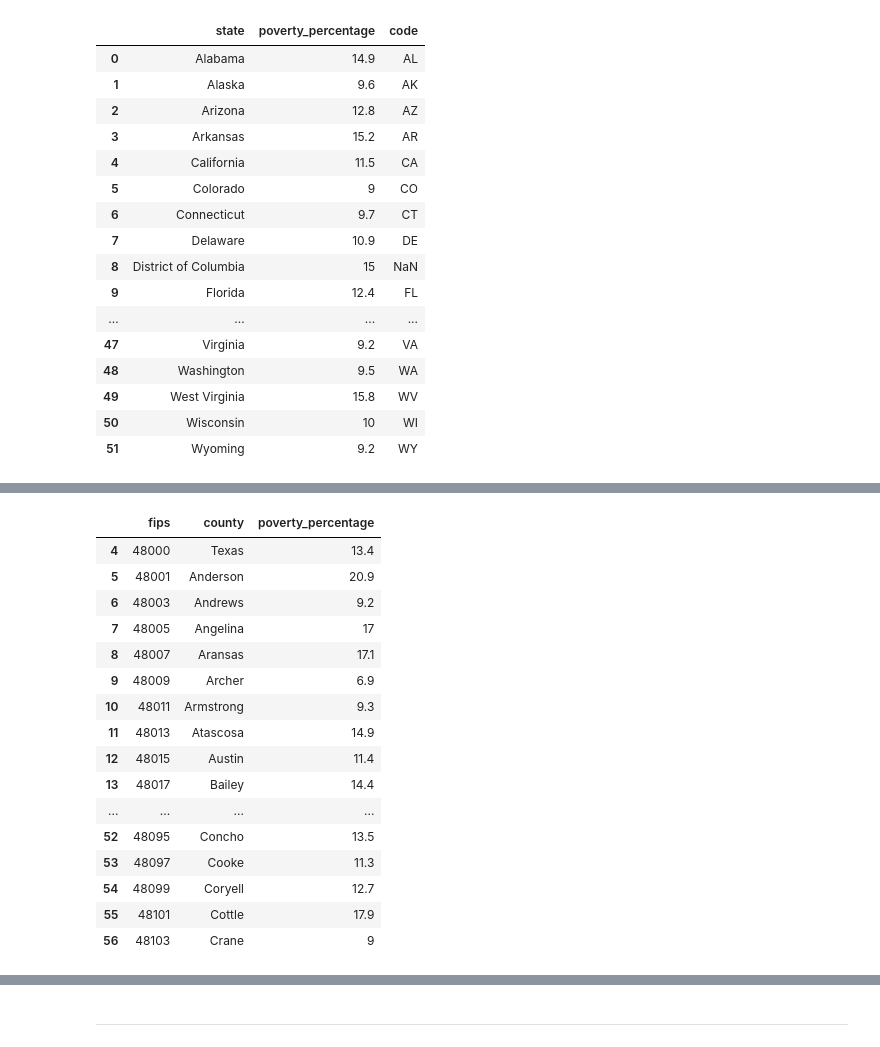
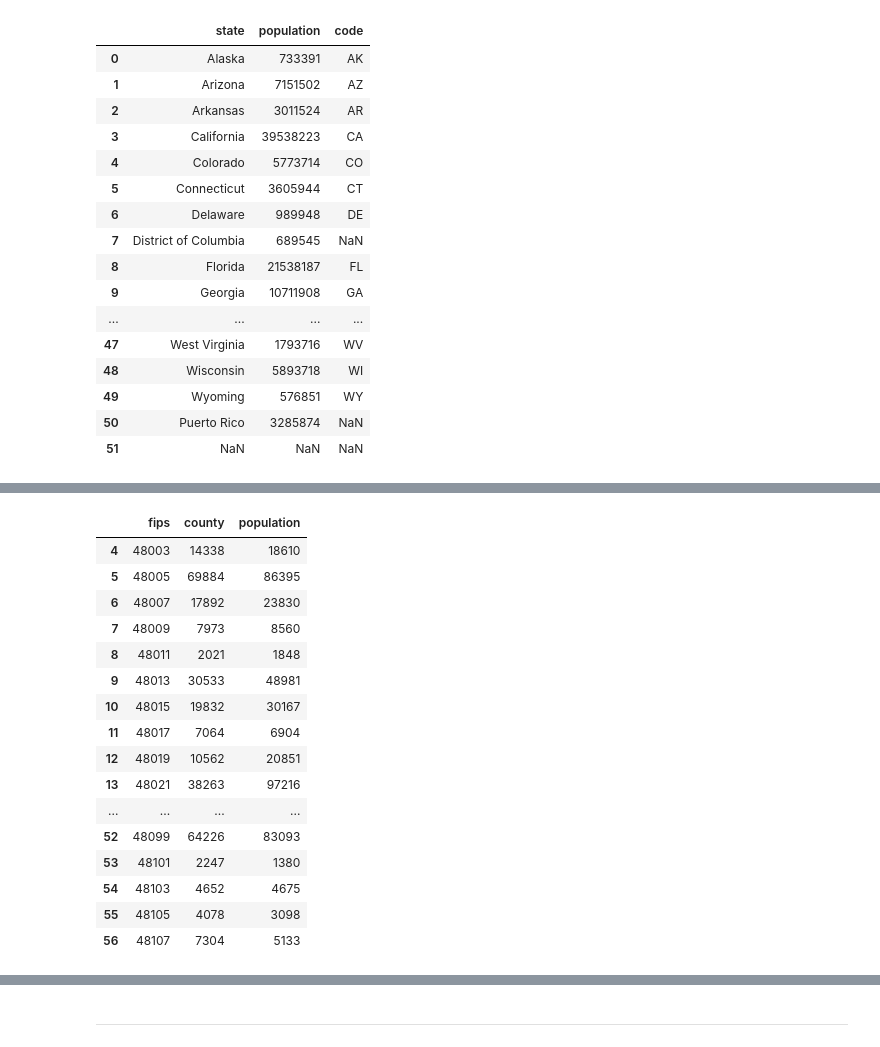
Before and after one commit to sonjaJolanda/BigDataSocialSciences, a Jupyter notebook: homework2/homwork2_visualization.ipynb, the cells around one changed output, grey strips where cells are left out. Cells and saved outputs as stored; diff of their text form; code cells hidden in the pictures.

```diff
--- a/homework2/homwork2_visualization.ipynb
+++ b/homework2/homwork2_visualization.ipynb
@@ -23,5 +23,5 @@ import pandas as pd
 # %%
 us_pop = pd.read_excel('PopulationReport_USA.xlsx')
 us_pop = us_pop.iloc[5:57, [0, 4]]
-us_pop.columns = ['state', 'percentage']
+us_pop.columns = ['state', 'population']
 us_pop
@@ -28,25 +46,25 @@ us_pop
 # %%
 codes = pd.read_csv('state_code.csv')
-us_poverty = pd.merge(us_pop, codes, on=['state'], how='left')
-us_poverty
+us_pop = pd.merge(us_pop, codes, on=['state'], how='left')
+us_pop
 # %% [output]
-|  | state | poverty_percentage | code |
-| 0 | Alabama | 14.9 | AL |
-| 1 | Alaska | 9.6 | AK |
-| 2 | Arizona | 12.8 | AZ |
-| 3 | Arkansas | 15.2 | AR |
-| 4 | California | 11.5 | CA |
-| 5 | Colorado | 9 | CO |
-| 6 | Connecticut | 9.7 | CT |
-| 7 | Delaware | 10.9 | DE |
-| 8 | District of Columbia | 15 | NaN |
-| 9 | Florida | 12.4 | FL |
+|  | state | population | code |
+| 0 | Alaska | 733391 | AK |
+| 1 | Arizona | 7151502 | AZ |
+| 2 | Arkansas | 3011524 | AR |
+| 3 | California | 39538223 | CA |
+| 4 | Colorado | 5773714 | CO |
+| 5 | Connecticut | 3605944 | CT |
+| 6 | Delaware | 989948 | DE |
+| 7 | District of Columbia | 689545 | NaN |
+| 8 | Florida | 21538187 | FL |
+| 9 | Georgia | 10711908 | GA |
 | ... | ... | ... | ... |
-| 47 | Virginia | 9.2 | VA |
-| 48 | Washington | 9.5 | WA |
-| 49 | West Virginia | 15.8 | WV |
-| 50 | Wisconsin | 10 | WI |
-| 51 | Wyoming | 9.2 | WY |
+| 47 | West Virginia | 1793716 | WV |
+| 48 | Wisconsin | 5893718 | WI |
+| 49 | Wyoming | 576851 | WY |
+| 50 | Puerto Rico | 3285874 | NaN |
+| 51 | NaN | NaN | NaN |
 # %%
 import plotly.express as px
 
@@ -63,28 +81,28 @@ fig_states.show()
 [interactive output not drawn]
 [interactive output not drawn]
 # %%
-texas_poverty = pd.read_excel('PovertyReport_Texas.xlsx')
-texas_poverty = texas_poverty.iloc[4:57, [0, 3, 6]]
-texas_poverty.columns = ['fips', 'county', 'poverty_percentage']
-texas_poverty
+texas_pop = pd.read_excel('PopulationReport_Texas.xlsx')
+texas_pop = texas_pop.iloc[4:57, [0, 3, 6]]
+texas_pop.columns = ['fips', 'county', 'population']
+texas_pop
 # %% [output]
-|  | fips | county | poverty_percentage |
-| 4 | 48000 | Texas | 13.4 |
-| 5 | 48001 | Anderson | 20.9 |
-| 6 | 48003 | Andrews | 9.2 |
-| 7 | 48005 | Angelina | 17 |
-| 8 | 48007 | Aransas | 17.1 |
-| 9 | 48009 | Archer | 6.9 |
-| 10 | 48011 | Armstrong | 9.3 |
-| 11 | 48013 | Atascosa | 14.9 |
-| 12 | 48015 | Austin | 11.4 |
-| 13 | 48017 | Bailey | 14.4 |
+|  | fips | county | population |
+| 4 | 48003 | 14338 | 18610 |
+| 5 | 48005 | 69884 | 86395 |
+| 6 | 48007 | 17892 | 23830 |
+| 7 | 48009 | 7973 | 8560 |
+| 8 | 48011 | 2021 | 1848 |
+| 9 | 48013 | 30533 | 48981 |
+| 10 | 48015 | 19832 | 30167 |
+| 11 | 48017 | 7064 | 6904 |
+| 12 | 48019 | 10562 | 20851 |
+| 13 | 48021 | 38263 | 97216 |
 | ... | ... | ... | ... |
-| 52 | 48095 | Concho | 13.5 |
-| 53 | 48097 | Cooke | 11.3 |
-| 54 | 48099 | Coryell | 12.7 |
-| 55 | 48101 | Cottle | 17.9 |
-| 56 | 48103 | Crane | 9 |
+| 52 | 48099 | 64226 | 83093 |
+| 53 | 48101 | 2247 | 1380 |
+| 54 | 48103 | 4652 | 4675 |
+| 55 | 48105 | 4078 | 3098 |
+| 56 | 48107 | 7304 | 5133 |
 # %%
 from urllib.request import urlopen
 import json
```
Also changed, not shown: parts of 6 cells of this notebook, 1 other file.
